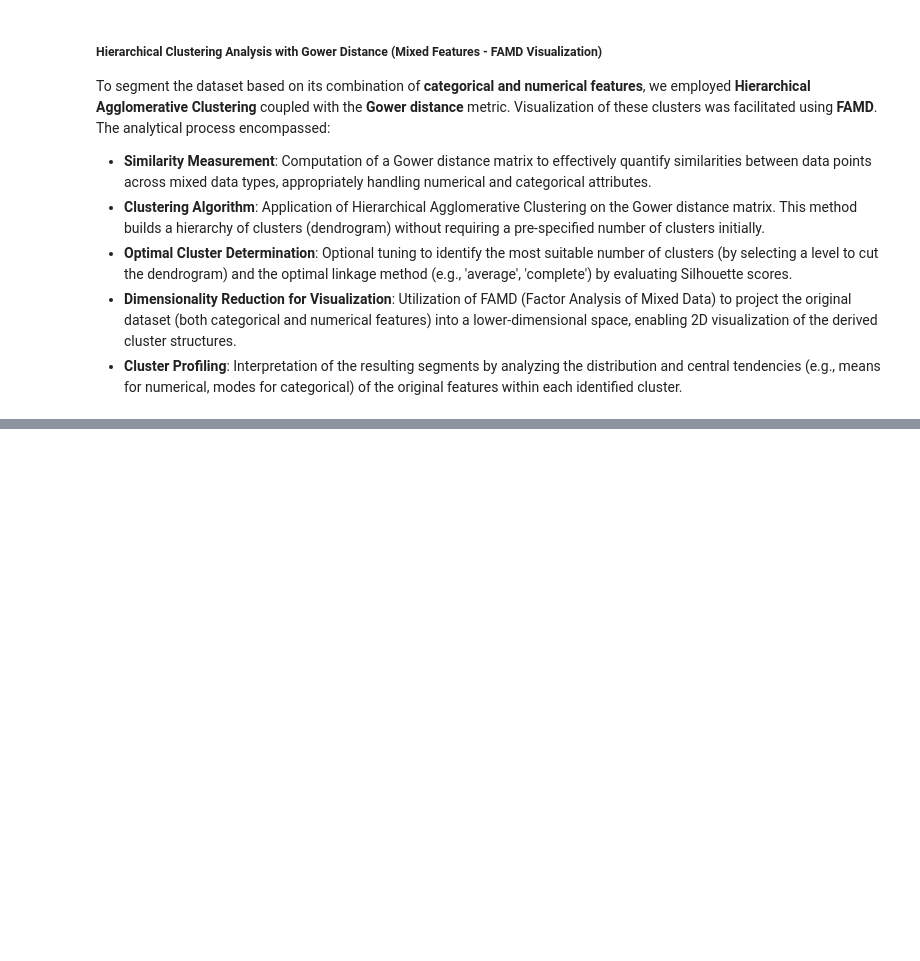
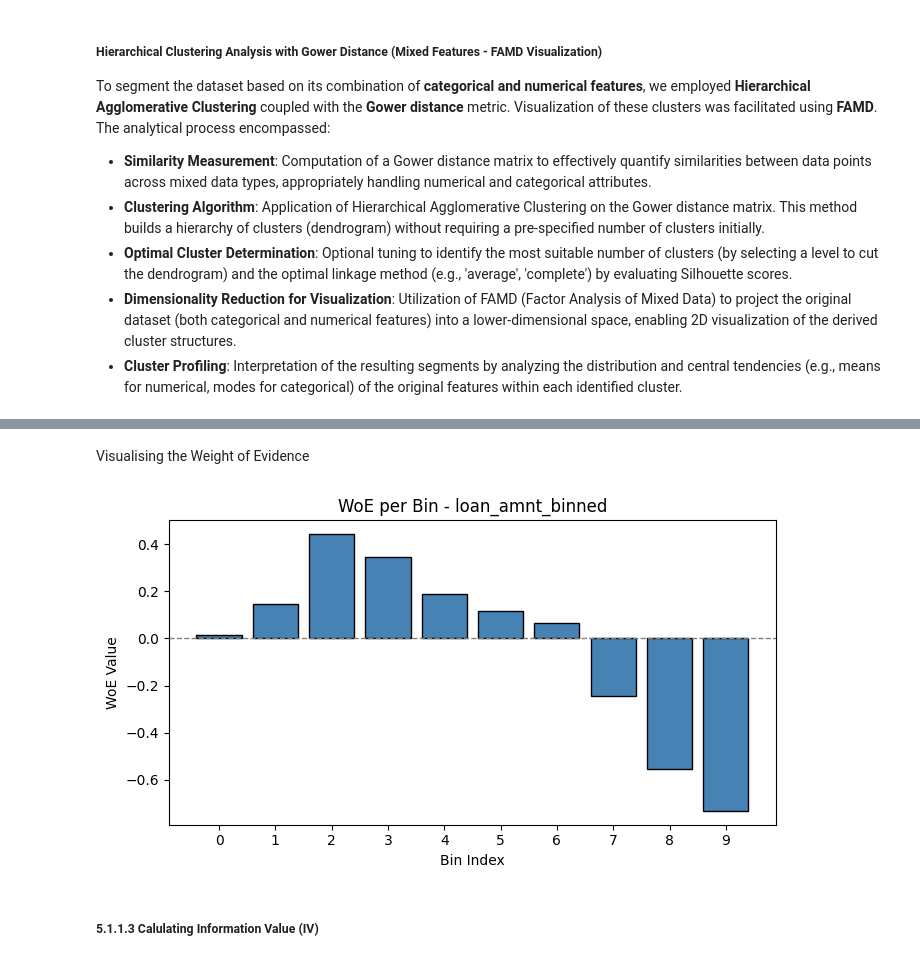
Before and after one commit to soleimanihamed/Daanish, a Jupyter notebook: projects/probability_of_default/main.ipynb, the cells around one changed output, grey strips where cells are left out. Drawn from its saved outputs; the diff is of its cells as text; code cells hidden in the pictures; blank space fills up the shorter version.

```diff
--- a/projects/probability_of_default/main.ipynb
+++ b/projects/probability_of_default/main.ipynb
@@ -942,0 +1328,29 @@ print(profile_hierarchical)
+# %%
+
+# Step 1: Define your binned features and target
+binned_features = ['person_age_binned', 'person_income_binned', 'person_emp_length_binned', 'loan_amnt_binned', 'loan_int_rate_binned', 'loan_percent_income_binned', 'cb_person_cred_hist_length_binned']
+target = target_variable
+
+# Step 2: Initialize the encoder
+woe_encoder = WOEEncoder(df_binned, target)
+
+# Step 3: Fit on binned features
+woe_encoder.fit(binned_features)
+
+# Optional: See the WOE mapping
+woe_map = woe_encoder.get_woe_mapping('cb_person_cred_hist_length_binned')
+print(woe_map)
+
+# Step 4: Apply WOE transformation
+woe_encoder.transform()  # or .transform(['loan_amnt_binned']) for a subset
+
+# Step 5: Get the final DataFrame
+woe_df = woe_encoder.get_transformed_data()
+
+print(woe_df.head(10))
+print(woe_df.columns.tolist())
+
+# Now we can use `woe_df` for:
+# - correlation matrix
+# - training a logistic regression
+# - plotting WOE vs default rate
@@ -942,0 +1375,16 @@ print(profile_hierarchical)
+# %% [markdown]
+Visualising the Weight of Evidence
+# %%
+woe_map = woe_encoder.get_woe_mapping()
+
+viz = FeatureImportanceVisualiser(woe_map=woe_map)
+
+# Plot for a single feature
+viz.plot_woe_trend("loan_amnt_binned")
+
+# Plot for all features
+# viz.plot_all_woe_trends()
+# %% [output]
+[figure, added]
+# %% [markdown]
+##### 5.1.1.3 Calulating Information Value (IV)
```
Also changed, not shown: parts of 38 cells of this notebook, 14 other files.
